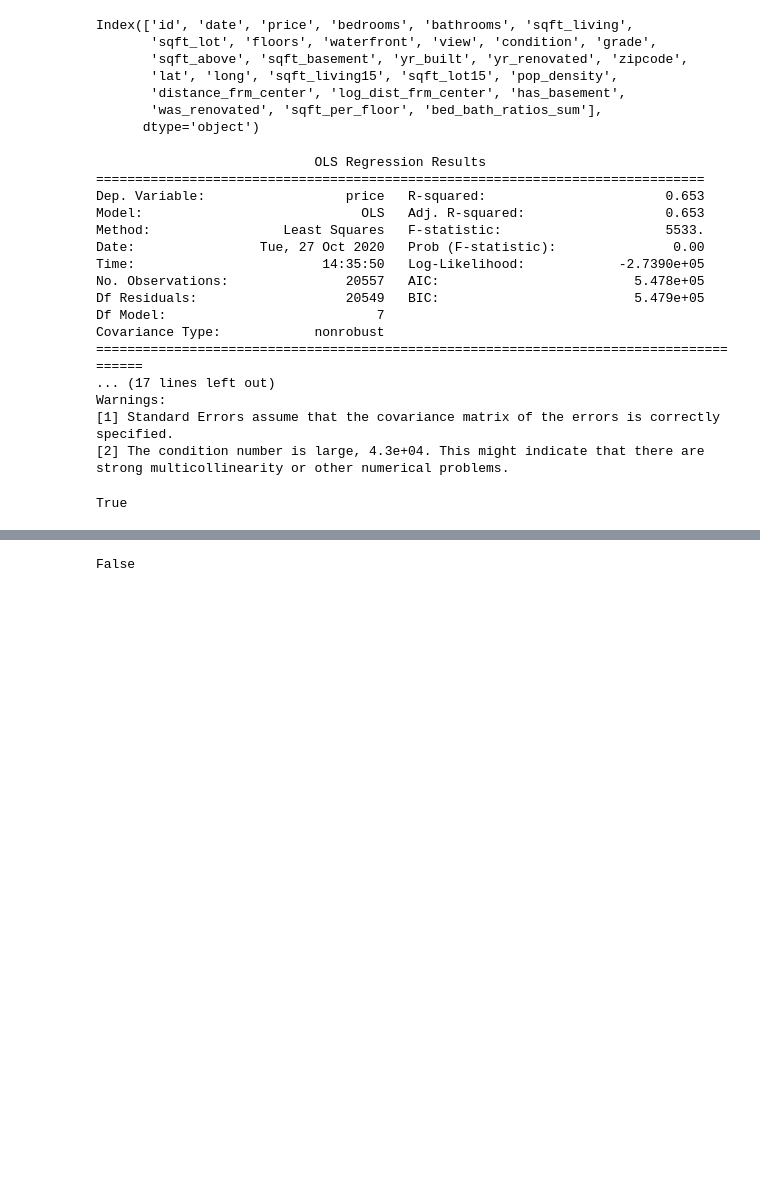
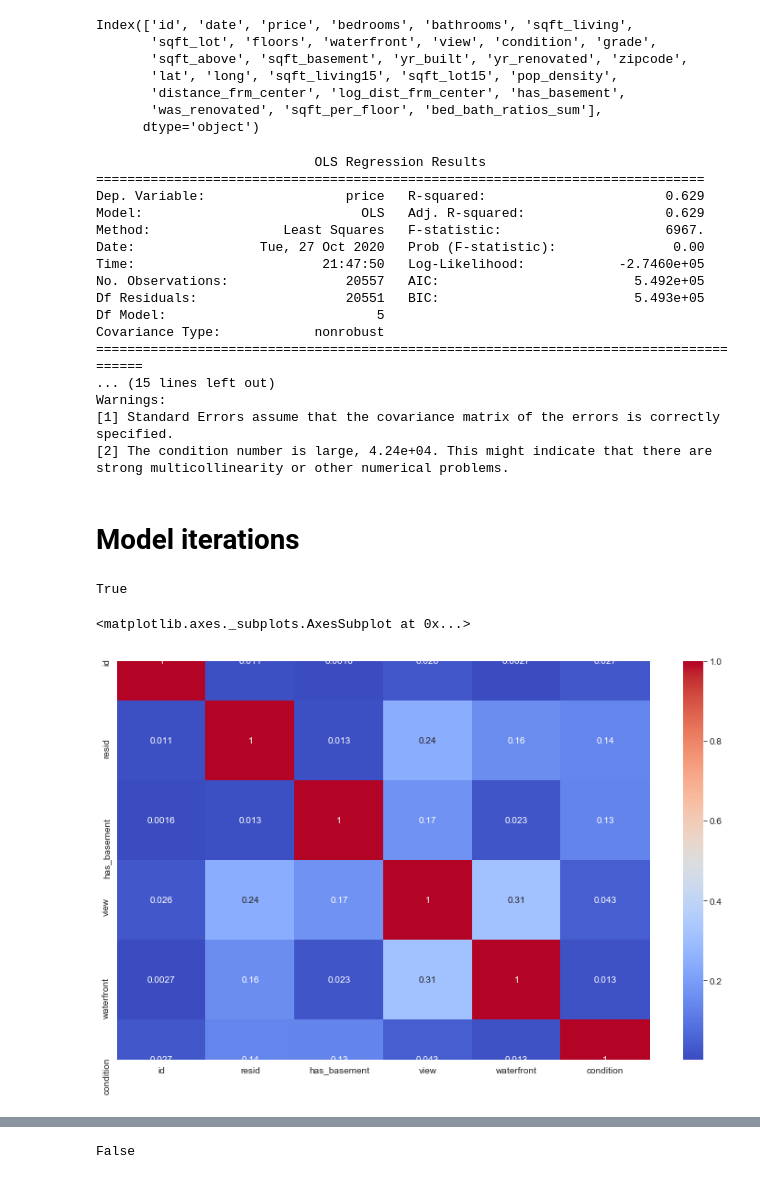
Before and after one commit to GusC-Git/dsc-phase-2-project-online, a Jupyter notebook: Notebooks/Final_linear_model.ipynb, the cells around one changed output, grey strips where cells are left out. Cells and saved outputs as stored; diff of their text form; code cells hidden in the pictures; blank space fills up the shorter version.

```diff
--- a/Notebooks/Final_linear_model.ipynb
+++ b/Notebooks/Final_linear_model.ipynb
@@ -190,7 +190,7 @@ Index(['id', 'date', 'price', 'bedrooms', 'bathrooms', 'sqft_living',
        'was_renovated', 'sqft_per_floor', 'bed_bath_ratios_sum'],
       dtype='object')
 # %%
-vars_to_use = [ 'grade','was_renovated','has_basement','view','log_dist_frm_center','sqft_per_floor', 'pop_density']
+vars_to_use = [ 'grade','was_renovated','log_dist_frm_center','sqft_per_floor', 'pop_density']
 
 
 target_var = 'price'
@@ -198,21 +198,23 @@ olsres = ffs.build_sm_ols(df=df, features_to_use=vars_to_use, target=target_var,
 # %% [output]
                             OLS Regression Results
 ==============================================================================
-Dep. Variable:                  price   R-squared:                       0.653
-Model:                            OLS   Adj. R-squared:                  0.653
-Method:                 Least Squares   F-statistic:                     5533.
+Dep. Variable:                  price   R-squared:                       0.629
+Model:                            OLS   Adj. R-squared:                  0.629
+Method:                 Least Squares   F-statistic:                     6967.
 Date:                Tue, 27 Oct 2020   Prob (F-statistic):               0.00
-Time:                        14:35:50   Log-Likelihood:            -2.7390e+05
-No. Observations:               20557   AIC:                         5.478e+05
-Df Residuals:                   20549   BIC:                         5.479e+05
-Df Model:                           7
+Time:                        21:47:50   Log-Likelihood:            -2.7460e+05
+No. Observations:               20557   AIC:                         5.492e+05
+Df Residuals:                   20551   BIC:                         5.493e+05
+Df Model:                           5
 Covariance Type:            nonrobust
 =======================================================================================
-... (17 lines left out)
+... (15 lines left out)
 Warnings:
 [1] Standard Errors assume that the covariance matrix of the errors is correctly specified.
-[2] The condition number is large, 4.3e+04. This might indicate that there are
+[2] The condition number is large, 4.24e+04. This might indicate that there are
 strong multicollinearity or other numerical problems.
+# %% [markdown]
+# Model iterations
 # %%
 ffs.check_vif_feature_space(df=df, features_to_use=vars_to_use, add_constant=True, show_summary=False)
 # %% [output]
@@ -219,0 +224,15 @@ True
+# %%
+resid = df['price'] - ypred
+df['resid'] = resid
+# %%
+# id only here so that I may clearly see the annotations
+to_consider_adding = ['id','resid','has_basement','view','waterfront','condition']
+corr_df_to_add = abs(df[to_consider_adding].corr())
+plt.figure(figsize=(13,8))
+sns.heatmap(corr_df_to_add, cmap='coolwarm', annot=True)
+
+#This was used to add features, or to consider features to add. The idea is that if it correlates with the residuals,
+# adding it to the model will then provide us with new information.
+# %% [output]
+<matplotlib.axes._subplots.AxesSubplot at 0x...>
+[figure, added]
```
Also changed, not shown: parts of 42 cells of this notebook, 10 other files.
